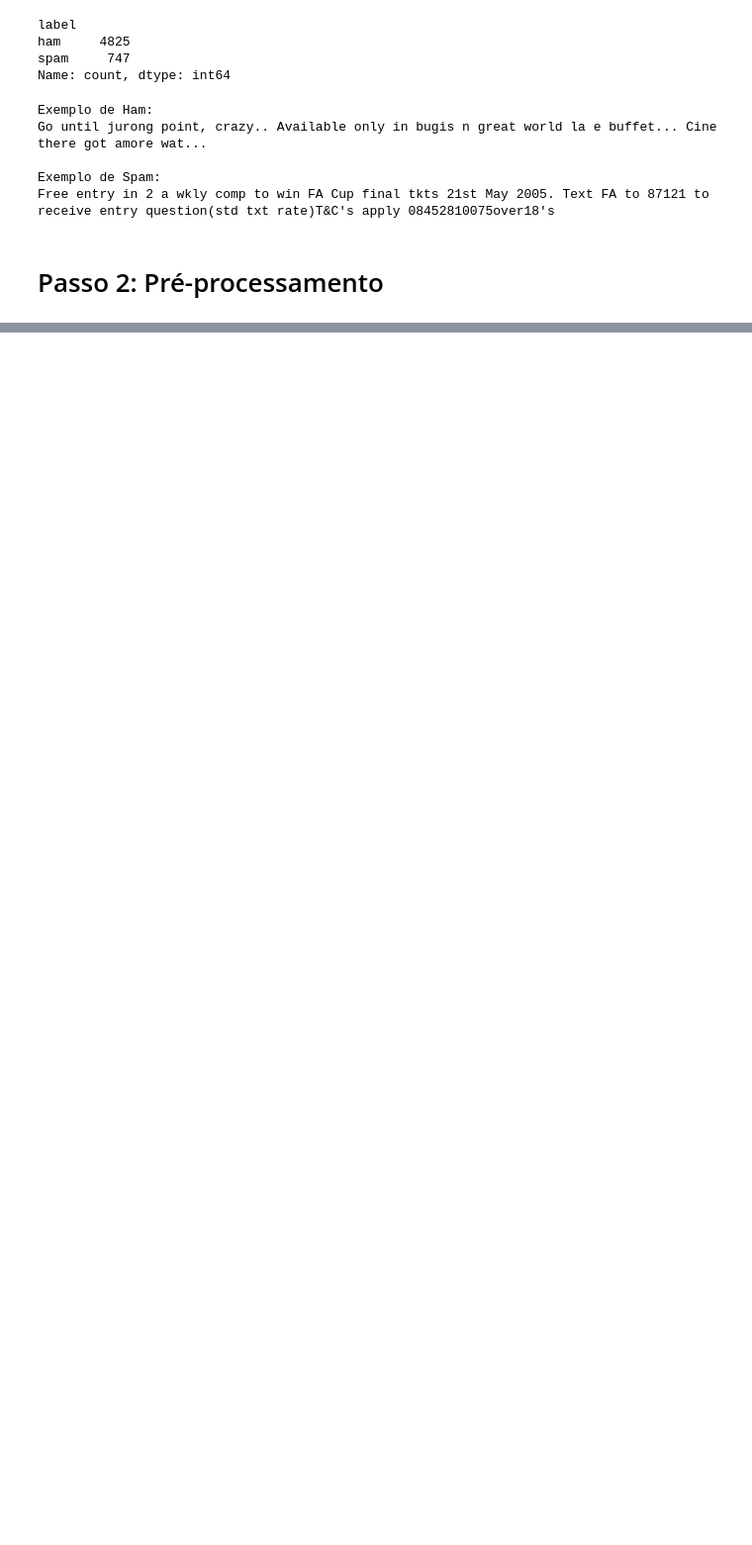
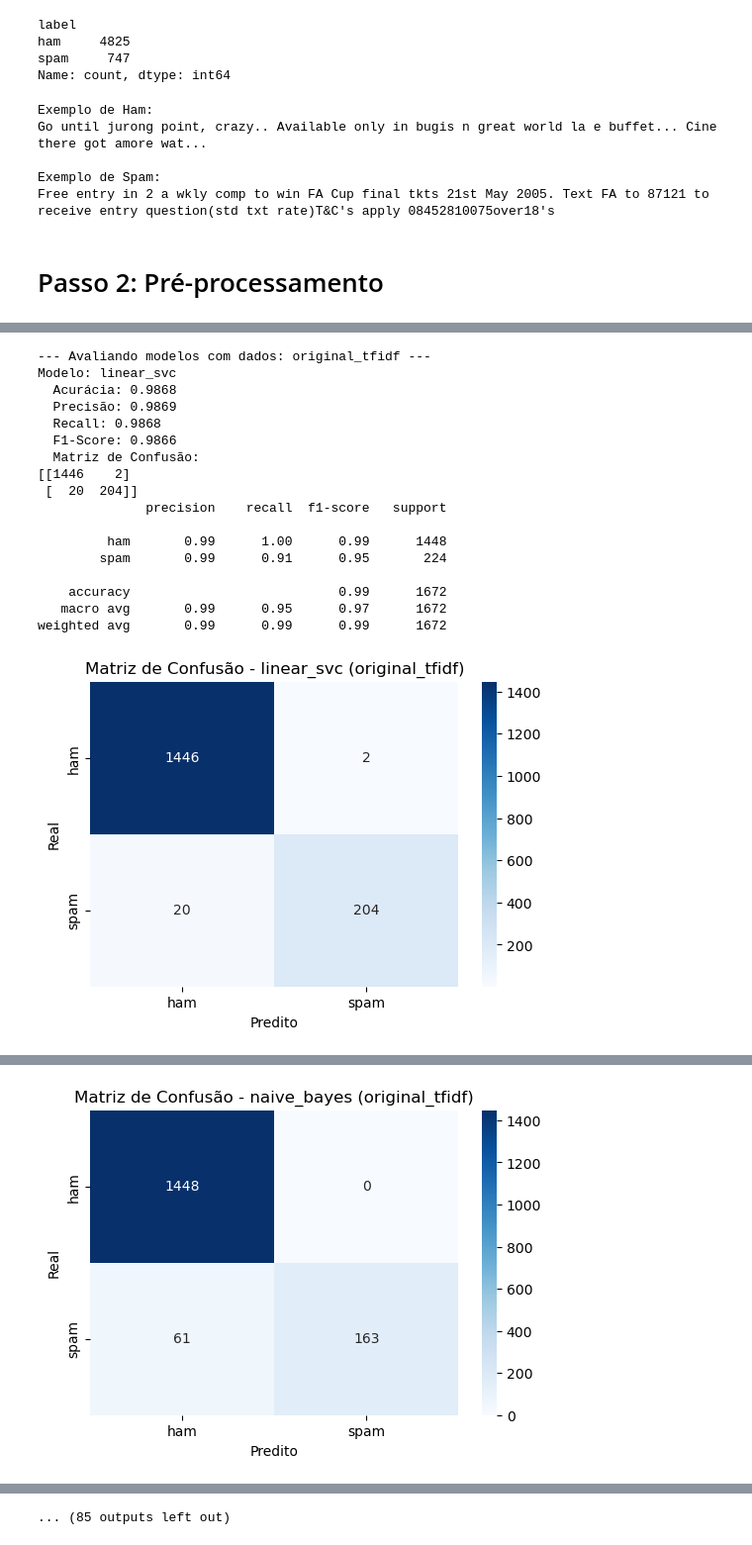
Before and after one commit to MichelCirilo/PI3, a Jupyter notebook: Atividade2/sms.ipynb, the cells around one changed output, grey strips where cells are left out. Shown at 99% size. Saved outputs shown, nothing was run; the diff lists cells and outputs as text; code cells hidden in the pictures; blank space fills up the shorter version.

```diff
--- a/Atividade2/sms.ipynb
+++ b/Atividade2/sms.ipynb
@@ -67,0 +110,10 @@ df_sms['tokens'] = df_sms['message'].apply(lambda x: x.split())
+# %%
+# Tokenização (exemplo com split simples)
+df_sms['tokens'] = df_sms['message_limpo'].apply(lambda x: x.split())
+
+df_sms['message'] = df_sms['message'].apply(limpar_texto)
+
+# Tokenização (exemplo com split simples)
+df_sms['tokens'] = df_sms['message'].apply(lambda x: x.split())
+
+print(df_sms)
@@ -67,0 +491,64 @@ df_sms['tokens'] = df_sms['message'].apply(lambda x: x.split())
+# %%
+for data_name, (X_train, y_train, X_test, y_test) in data_sets.items():
+    print(f"\n--- Avaliando modelos com dados: {data_name} ---")
+    for model_name, model in model_names.items():
+        try:
+            model.fit(X_train, y_train)
+            y_pred = model.predict(X_test)
+            accuracy = accuracy_score(y_test, y_pred)
+            precision = precision_score(y_test, y_pred, average='weighted')
+            recall = recall_score(y_test, y_pred, average='weighted')
+            f1 = f1_score(y_test, y_pred, average='weighted')
+            cm = confusion_matrix(y_test, y_pred)
+
+            print(f"Modelo: {model_name}")
+            print(f"  Acurácia: {accuracy:.4f}")
+            print(f"  Precisão: {precision:.4f}")
+            print(f"  Recall: {recall:.4f}")
+            print(f"  F1-Score: {f1:.4f}")
+            print("  Matriz de Confusão:")
+            print(cm)
+            print(classification_report(y_test, y_pred))
+
+            # Visualização da Matriz de Confusão
+            plt.figure(figsize=(6, 4))
+            sns.heatmap(cm, annot=True, fmt='d', cmap='Blues',
+                        xticklabels=model.classes_, yticklabels=model.classes_)
+            plt.xlabel('Predito')
+            plt.ylabel('Real')
+            plt.title(f'Matriz de Confusão - {model_name} ({data_name})')
+            plt.show()
+
+        except ValueError as e:
+            print(f"Modelo: {model_name} não pôde ser treinado com estes dados devido a: {e}")
+            print("Isso pode ocorrer com Naive Bayes e valores negativos em TF-IDF.")
+
+print("\n--- Justificativa da Métrica Principal ---")
+print("A escolha da métrica principal depende da natureza do problema e do balanceamento das classes.")
+print("Se o dataset apresentar um desbalanceamento significativo entre as classes (como pode ser o caso em detecção de spam, onde a maioria dos e-mails não é spam), a acurácia pode ser uma métrica enganosa.")
+print("Nesses cenários, o **F1-Score** é geralmente uma métrica mais adequada.")
+print("O F1-Score é a média harmônica da precisão e do recall, fornecendo uma medida equilibrada do desempenho do modelo, especialmente quando as classes são desiguais.")
+print("  - **Precisão** mede a proporção de exemplos classificados como positivos que são realmente positivos (evitando falsos positivos).")
+print("  - **Recall** mede a proporção de exemplos positivos reais que foram corretamente identificados pelo modelo (evitando falsos negativos).")
+print("Um alto F1-Score indica que o modelo tem um bom desempenho tanto na precisão quanto no recall.")
+print("Se o objetivo principal for minimizar falsos positivos (por exemplo, classificar um e-mail importante como spam) ou falsos negativos (por exemplo, não detectar um e-mail de spam perigoso), a precisão ou o recall, respectivamente, podem ser considerados métricas mais importantes.")
+print("No entanto, em muitos problemas de classificação, um bom equilíbrio entre precisão e recall (medido pelo F1-Score) é desejável.")
+# %% [output]
+--- Avaliando modelos com dados: original_tfidf ---
+Modelo: linear_svc
+  Acurácia: 0.9868
+  Precisão: 0.9869
+  Recall: 0.9868
+  F1-Score: 0.9866
+  Matriz de Confusão:
+[[1446    2]
+ [  20  204]]
+              precision    recall  f1-score   support
+
+         ham       0.99      1.00      0.99      1448
+        spam       0.99      0.91      0.95       224
+
+    accuracy                           0.99      1672
+   macro avg       0.99      0.95      0.97      1672
+weighted avg       0.99      0.99      0.99      1672
+[figure, added]
@@ -67,0 +571 @@ df_sms['tokens'] = df_sms['message'].apply(lambda x: x.split())
+[figure, added]
@@ -67,0 +641 @@ df_sms['tokens'] = df_sms['message'].apply(lambda x: x.split())
+... (85 outputs left out)
```
Also changed, not shown: parts of 29 cells of this notebook.
